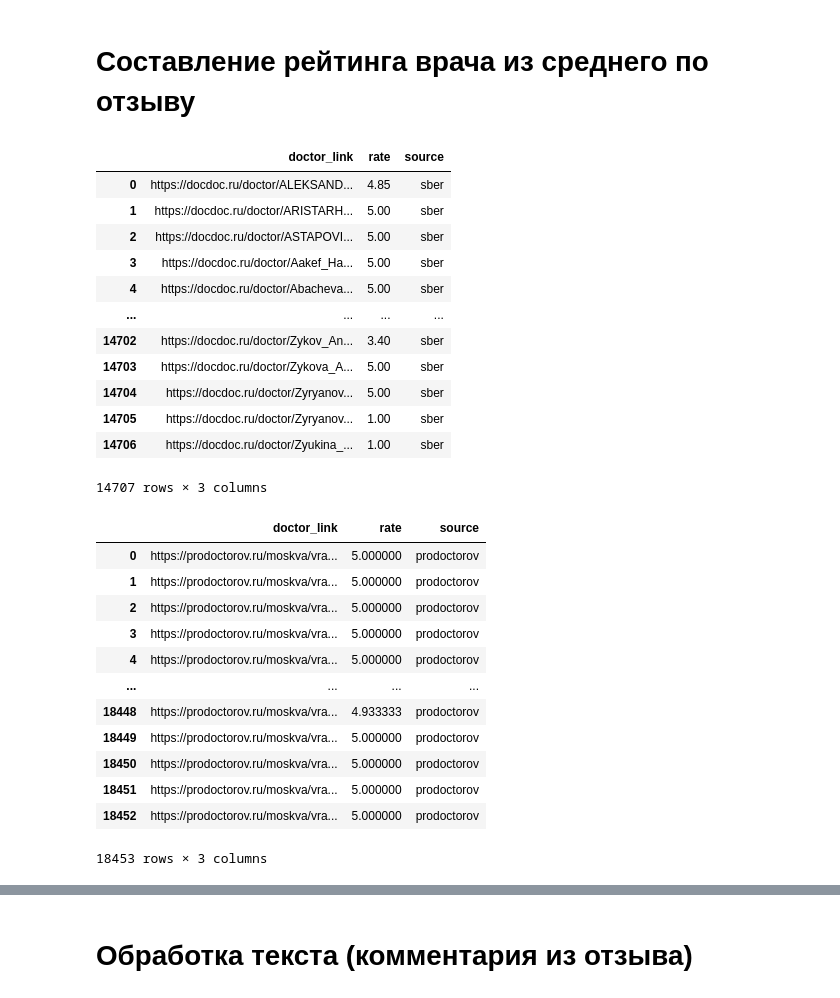
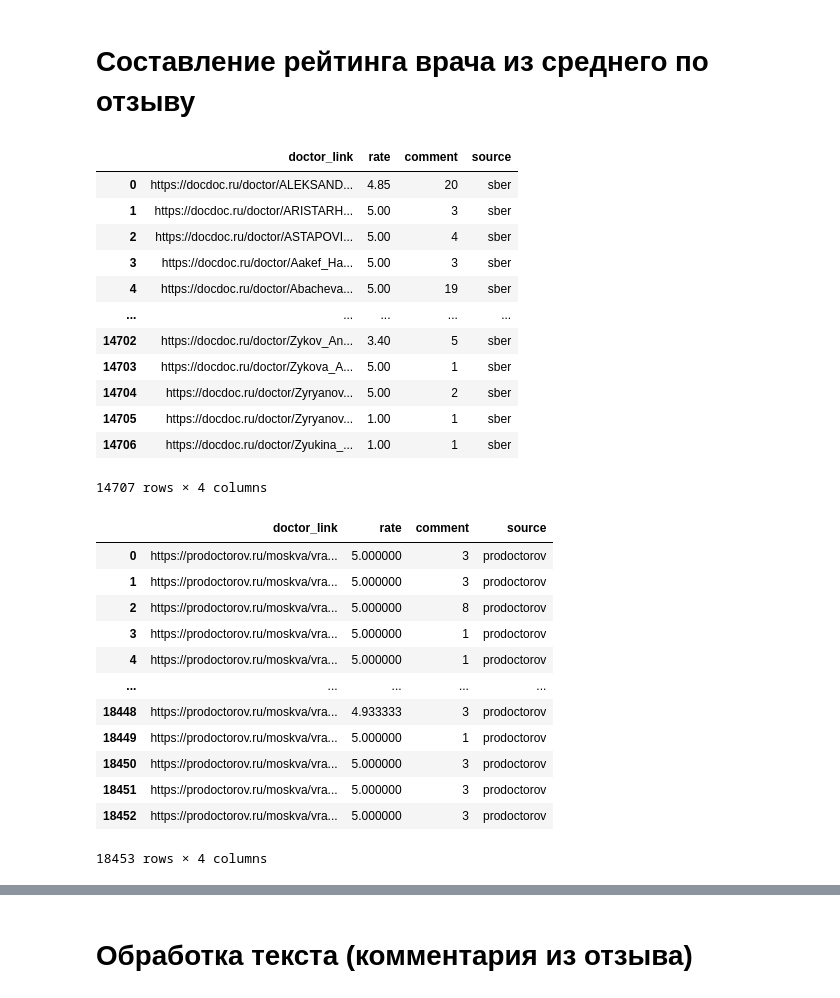
Before and after one commit to yyaroslavskiy/SkibidiDocDoc, a Jupyter notebook: eda/EDA_reviews.ipynb, the cells around one changed output, grey strips where cells are left out. Cells and saved outputs as stored; diff of their text form; code cells hidden in the pictures.

```diff
--- a/eda/EDA_reviews.ipynb
+++ b/eda/EDA_reviews.ipynb
@@ -360,41 +360,41 @@ plt.show()
 # %% [markdown]
 # Составление рейтинга врача из среднего по отзыву
 # %%
-mean_rate_sber = reviews[reviews['source'] == 'docdoc'].groupby('doctor_link')['rate'].mean().reset_index()
+mean_rate_sber = reviews[reviews['source'] == 'docdoc'].groupby('doctor_link').agg({'rate': 'mean', 'comment': 'count'}).reset_index()
 mean_rate_sber['source'] = 'sber'
 mean_rate_sber
 # %% [output]
-|  | doctor_link | rate | source |
-| 0 | https://docdoc.ru/doctor/ALEKSAND... | 4.85 | sber |
-| 1 | https://docdoc.ru/doctor/ARISTARH... | 5.00 | sber |
-| 2 | https://docdoc.ru/doctor/ASTAPOVI... | 5.00 | sber |
-| 3 | https://docdoc.ru/doctor/Aakef_Ha... | 5.00 | sber |
-| 4 | https://docdoc.ru/doctor/Abacheva... | 5.00 | sber |
-| ... | ... | ... | ... |
-| 14702 | https://docdoc.ru/doctor/Zykov_An... | 3.40 | sber |
-| 14703 | https://docdoc.ru/doctor/Zykova_A... | 5.00 | sber |
-| 14704 | https://docdoc.ru/doctor/Zyryanov... | 5.00 | sber |
-| 14705 | https://docdoc.ru/doctor/Zyryanov... | 1.00 | sber |
-| 14706 | https://docdoc.ru/doctor/Zyukina_... | 1.00 | sber |
+|  | doctor_link | rate | comment | source |
+| 0 | https://docdoc.ru/doctor/ALEKSAND... | 4.85 | 20 | sber |
+| 1 | https://docdoc.ru/doctor/ARISTARH... | 5.00 | 3 | sber |
+| 2 | https://docdoc.ru/doctor/ASTAPOVI... | 5.00 | 4 | sber |
+| 3 | https://docdoc.ru/doctor/Aakef_Ha... | 5.00 | 3 | sber |
+| 4 | https://docdoc.ru/doctor/Abacheva... | 5.00 | 19 | sber |
+| ... | ... | ... | ... | ... |
+| 14702 | https://docdoc.ru/doctor/Zykov_An... | 3.40 | 5 | sber |
+| 14703 | https://docdoc.ru/doctor/Zykova_A... | 5.00 | 1 | sber |
+| 14704 | https://docdoc.ru/doctor/Zyryanov... | 5.00 | 2 | sber |
+| 14705 | https://docdoc.ru/doctor/Zyryanov... | 1.00 | 1 | sber |
+| 14706 | https://docdoc.ru/doctor/Zyukina_... | 1.00 | 1 | sber |
-14707 rows × 3 columns
+14707 rows × 4 columns
 # %%
-mean_rate_prod = reviews[reviews['source'] == 'prodoctorov'].groupby('doctor_link')['rate'].mean().reset_index()
+mean_rate_prod = reviews[reviews['source'] == 'prodoctorov'].groupby('doctor_link').agg({'rate': 'mean', 'comment': 'count'}).reset_index()
 mean_rate_prod['source'] = 'prodoctorov'
 mean_rate_prod
 # %% [output]
-|  | doctor_link | rate | source |
-| 0 | https://prodoctorov.ru/moskva/vra... | 5.000000 | prodoctorov |
-| 1 | https://prodoctorov.ru/moskva/vra... | 5.000000 | prodoctorov |
-| 2 | https://prodoctorov.ru/moskva/vra... | 5.000000 | prodoctorov |
-| 3 | https://prodoctorov.ru/moskva/vra... | 5.000000 | prodoctorov |
-| 4 | https://prodoctorov.ru/moskva/vra... | 5.000000 | prodoctorov |
-| ... | ... | ... | ... |
-| 18448 | https://prodoctorov.ru/moskva/vra... | 4.933333 | prodoctorov |
-| 18449 | https://prodoctorov.ru/moskva/vra... | 5.000000 | prodoctorov |
-| 18450 | https://prodoctorov.ru/moskva/vra... | 5.000000 | prodoctorov |
-| 18451 | https://prodoctorov.ru/moskva/vra... | 5.000000 | prodoctorov |
-| 18452 | https://prodoctorov.ru/moskva/vra... | 5.000000 | prodoctorov |
+|  | doctor_link | rate | comment | source |
+| 0 | https://prodoctorov.ru/moskva/vra... | 5.000000 | 3 | prodoctorov |
+| 1 | https://prodoctorov.ru/moskva/vra... | 5.000000 | 3 | prodoctorov |
+| 2 | https://prodoctorov.ru/moskva/vra... | 5.000000 | 8 | prodoctorov |
+| 3 | https://prodoctorov.ru/moskva/vra... | 5.000000 | 1 | prodoctorov |
+| 4 | https://prodoctorov.ru/moskva/vra... | 5.000000 | 1 | prodoctorov |
+| ... | ... | ... | ... | ... |
+| 18448 | https://prodoctorov.ru/moskva/vra... | 4.933333 | 3 | prodoctorov |
+| 18449 | https://prodoctorov.ru/moskva/vra... | 5.000000 | 1 | prodoctorov |
+| 18450 | https://prodoctorov.ru/moskva/vra... | 5.000000 | 3 | prodoctorov |
+| 18451 | https://prodoctorov.ru/moskva/vra... | 5.000000 | 3 | prodoctorov |
+| 18452 | https://prodoctorov.ru/moskva/vra... | 5.000000 | 3 | prodoctorov |
-18453 rows × 3 columns
+18453 rows × 4 columns
 # %%
 mean_rate = pd.concat([mean_rate_sber, mean_rate_prod])
 mean_rate
```
Also changed, not shown: parts of 2 cells of this notebook.
